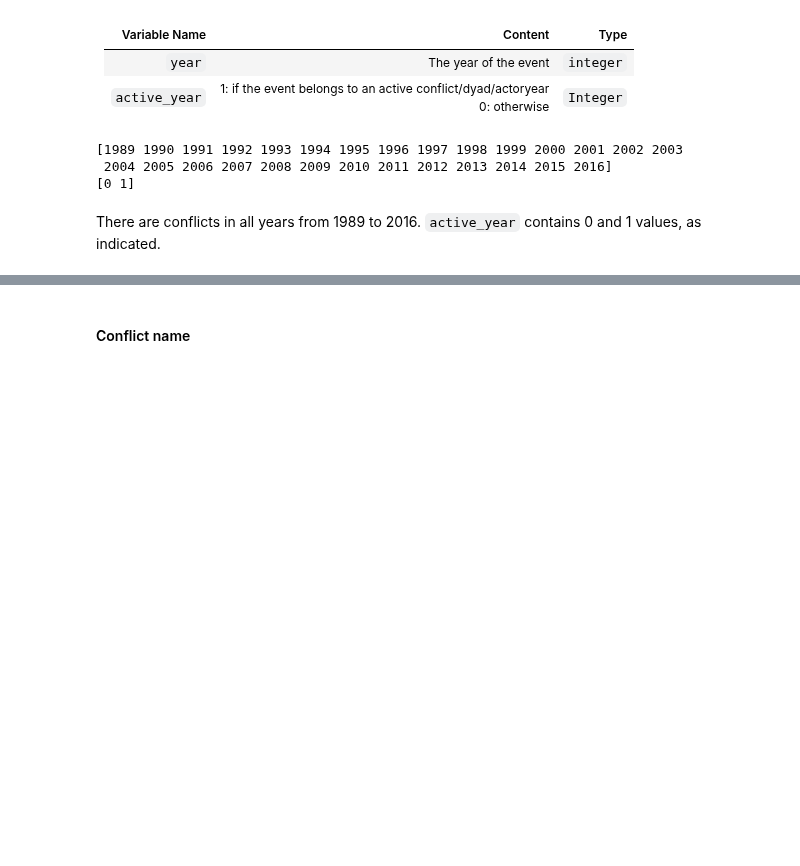
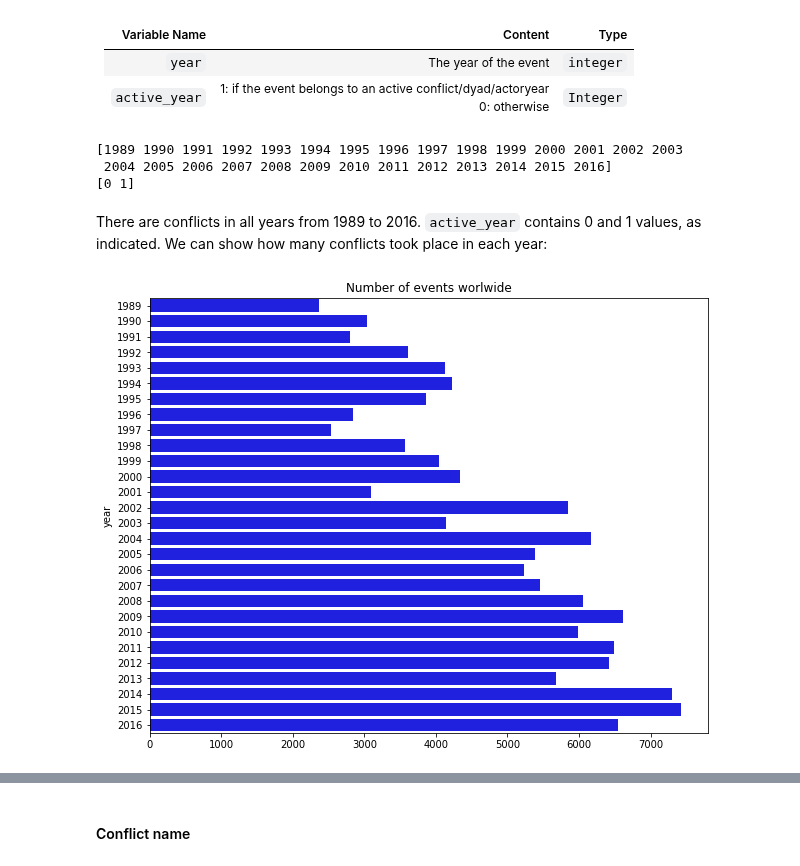
Before and after one commit to armand33/applied_data_analysis_2017, a Jupyter notebook: project/notebooks/Analysis of geographical data.ipynb, the cells around one changed output, grey strips where cells are left out. Saved outputs shown, nothing was run; the diff lists cells and outputs as text; code cells hidden in the pictures; blank space fills up the shorter version.

```diff
--- a/project/notebooks/Analysis of geographical data.ipynb
+++ b/project/notebooks/Analysis of geographical data.ipynb
@@ -137,4 +137,11 @@ print(df.drop_duplicates('active_year')['active_year'].sort_values().values)
  2004 2005 2006 2007 2008 2009 2010 2011 2012 2013 2014 2015 2016]
 [0 1]
 # %% [markdown]
-There are conflicts in all years from 1989 to 2016. `active_year` contains 0 and 1 values, as indicated.
+There are conflicts in all years from 1989 to 2016. `active_year` contains 0 and 1 values, as indicated. We can show how many conflicts took place in each year:
+# %%
+fig, ax = plt.subplots(figsize=(10,8))
+sns.barplot(df.groupby('year').count()['id'].values, df.groupby('year').count()['id'].index, ax=ax, color='blue', orient = 'h')
+ax.set_title('Number of events worlwide')
+plt.show()
+# %% [output]
+[figure, added]
```
Also changed, not shown: parts of 66 cells of this notebook, 1 other file.
